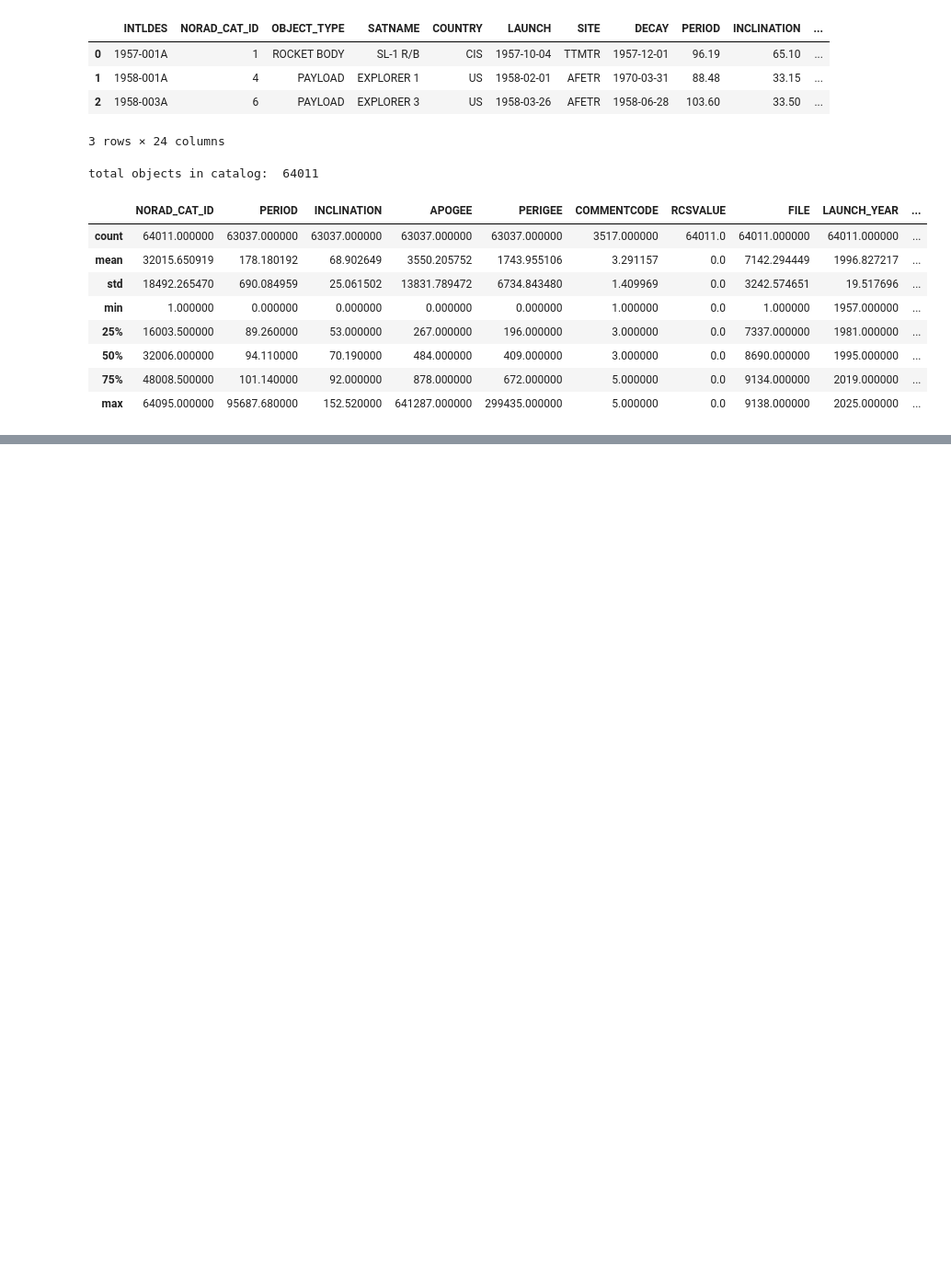
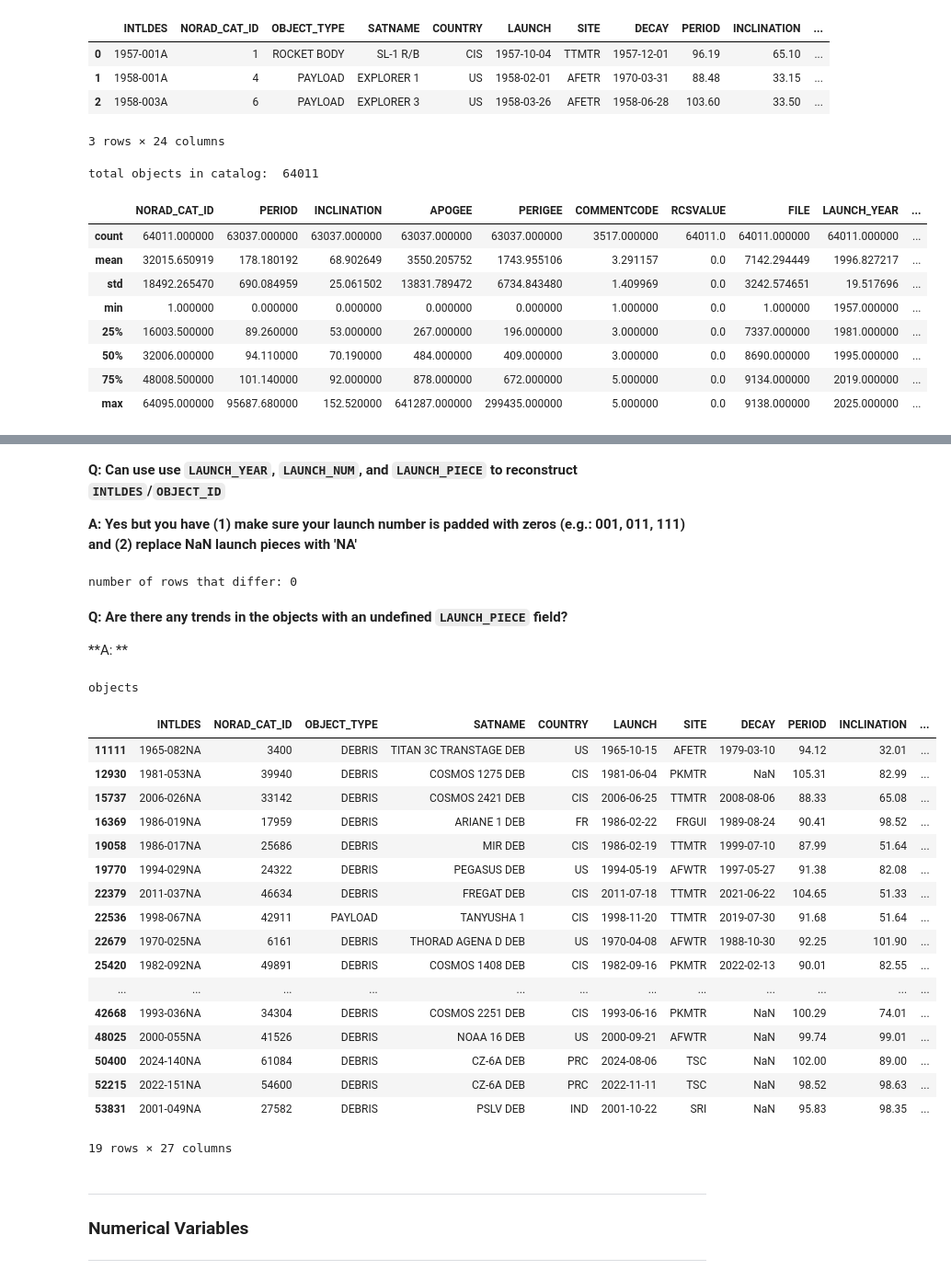
Before and after one commit to tedinspace/space-ml, a Jupyter notebook: src/eda/satcat.ipynb, the cells around one changed output, grey strips where cells are left out. Shown at 92% size. Saved outputs shown, nothing was run; the diff lists cells and outputs as text; code cells hidden in the pictures; blank space fills up the shorter version.

Commit message:
answering questions about categorical variables in satcat eda

```diff
--- a/src/eda/satcat.ipynb
+++ b/src/eda/satcat.ipynb
@@ -48,3 +50,3 @@ Each entry in the SatCat contains 24 columns of information per object:
 # %%
-df_satcat = load_satcat_by_date(LEVEL+'..', '24May2025')
+df_satcat = load_satcat_by_date('24May2025')
 # %% [markdown]
@@ -75,0 +172,47 @@ df_satcat.describe()
+# %% [markdown]
+**Q: Can use use `LAUNCH_YEAR`, `LAUNCH_NUM`, and `LAUNCH_PIECE` to reconstruct `INTLDES`/`OBJECT_ID`**
+
+**A: Yes but you have (1) make sure your launch number is padded with zeros (e.g.: 001, 011, 111) and (2) replace NaN launch pieces with 'NA'**
+# %%
+df_satcat['LAUNCH_NUM_padded'] = df_satcat['LAUNCH_NUM'].astype(str).str.pad(width=3, side='left', fillchar='0')
+df_satcat['LAUNCH_PIECE_no_nan'] = df_satcat['LAUNCH_PIECE'].fillna('NA')
+df_satcat['INTLDES_reconstructed'] = (df_satcat['LAUNCH_YEAR'].astype(str) + '-' +df_satcat['LAUNCH_NUM_padded'].astype(str) +df_satcat['LAUNCH_PIECE_no_nan'].astype(str))
+
+print('number of rows that differ:', len(df_satcat[~(df_satcat['INTLDES']==df_satcat['INTLDES_reconstructed'])]))
+# %% [output]
+number of rows that differ: 0
+# %% [markdown]
+**Q: Are there any trends in the objects with an undefined `LAUNCH_PIECE` field?**
+
+**A: **
+# %%
+null_lp = df_satcat[df_satcat['LAUNCH_PIECE'].isna()]
+
+print('objects')
+# %% [output]
+objects
+# %%
+null_lp
+# %% [output]
+|  | INTLDES | NORAD_CAT_ID | OBJECT_TYPE | SATNAME | COUNTRY | LAUNCH | SITE | DECAY | PERIOD | INCLINATION | ... |
+| 11111 | 1965-082NA | 3400 | DEBRIS | TITAN 3C TRANSTAGE DEB | US | 1965-10-15 | AFETR | 1979-03-10 | 94.12 | 32.01 | ... |
+| 12930 | 1981-053NA | 39940 | DEBRIS | COSMOS 1275 DEB | CIS | 1981-06-04 | PKMTR | NaN | 105.31 | 82.99 | ... |
+| 15737 | 2006-026NA | 33142 | DEBRIS | COSMOS 2421 DEB | CIS | 2006-06-25 | TTMTR | 2008-08-06 | 88.33 | 65.08 | ... |
+| 16369 | 1986-019NA | 17959 | DEBRIS | ARIANE 1 DEB | FR | 1986-02-22 | FRGUI | 1989-08-24 | 90.41 | 98.52 | ... |
+| 19058 | 1986-017NA | 25686 | DEBRIS | MIR DEB | CIS | 1986-02-19 | TTMTR | 1999-07-10 | 87.99 | 51.64 | ... |
+| 19770 | 1994-029NA | 24322 | DEBRIS | PEGASUS DEB | US | 1994-05-19 | AFWTR | 1997-05-27 | 91.38 | 82.08 | ... |
+| 22379 | 2011-037NA | 46634 | DEBRIS | FREGAT DEB | CIS | 2011-07-18 | TTMTR | 2021-06-22 | 104.65 | 51.33 | ... |
+| 22536 | 1998-067NA | 42911 | PAYLOAD | TANYUSHA 1 | CIS | 1998-11-20 | TTMTR | 2019-07-30 | 91.68 | 51.64 | ... |
+| 22679 | 1970-025NA | 6161 | DEBRIS | THORAD AGENA D DEB | US | 1970-04-08 | AFWTR | 1988-10-30 | 92.25 | 101.90 | ... |
+| 25420 | 1982-092NA | 49891 | DEBRIS | COSMOS 1408 DEB | CIS | 1982-09-16 | PKMTR | 2022-02-13 | 90.01 | 82.55 | ... |
+| ... | ... | ... | ... | ... | ... | ... | ... | ... | ... | ... | ... |
+| 42668 | 1993-036NA | 34304 | DEBRIS | COSMOS 2251 DEB | CIS | 1993-06-16 | PKMTR | NaN | 100.29 | 74.01 | ... |
+| 48025 | 2000-055NA | 41526 | DEBRIS | NOAA 16 DEB | US | 2000-09-21 | AFWTR | NaN | 99.74 | 99.01 | ... |
+| 50400 | 2024-140NA | 61084 | DEBRIS | CZ-6A DEB | PRC | 2024-08-06 | TSC | NaN | 102.00 | 89.00 | ... |
+| 52215 | 2022-151NA | 54600 | DEBRIS | CZ-6A DEB | PRC | 2022-11-11 | TSC | NaN | 98.52 | 98.63 | ... |
+| 53831 | 2001-049NA | 27582 | DEBRIS | PSLV DEB | IND | 2001-10-22 | SRI | NaN | 95.83 | 98.35 | ... |
+19 rows × 27 columns
+# %% [markdown]
+---
+### Numerical Variables
+---
```
Also changed, not shown: parts of 14 cells of this notebook, 1 other file.
